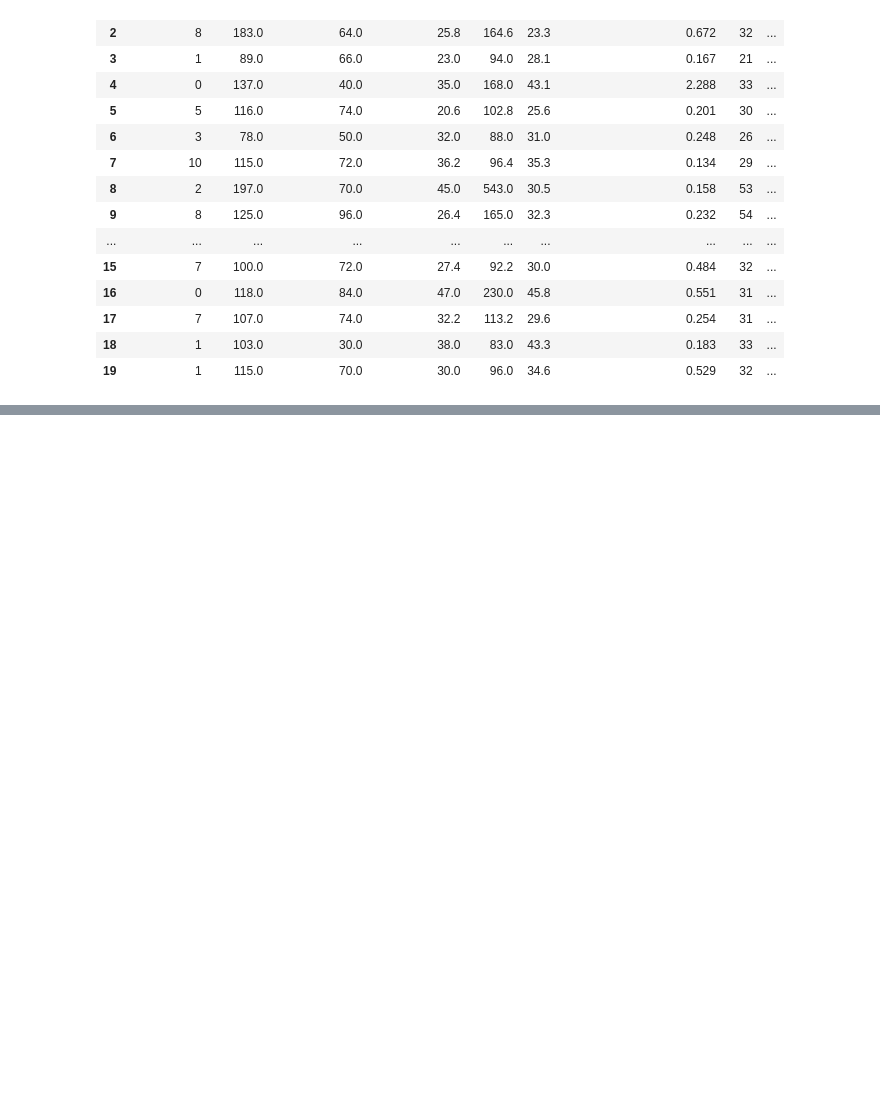
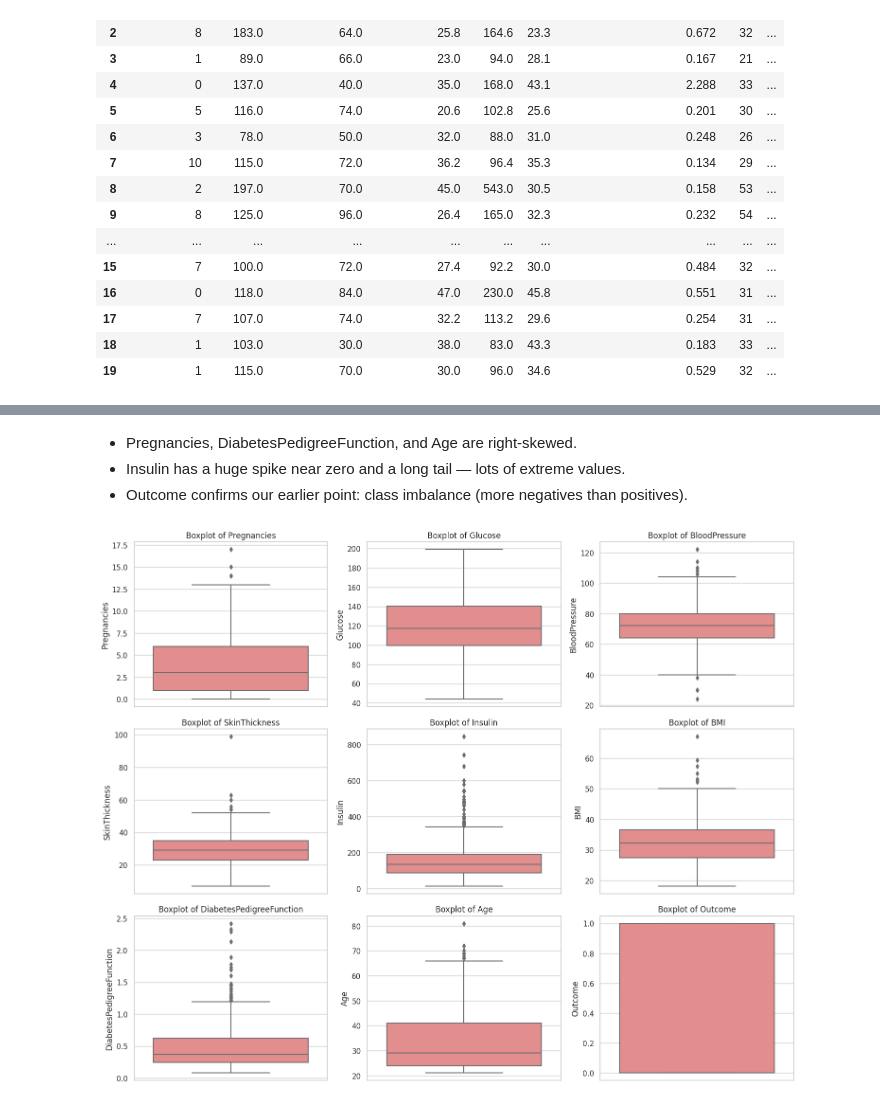
Before and after one commit to alabhastam/Diabetes-prediction, a Jupyter notebook: main.ipynb, the cells around one changed output, grey strips where cells are left out. Cells and saved outputs as stored; diff of their text form; code cells hidden in the pictures; blank space fills up the shorter version.

Commit message:
Kaggle Notebook | Diabetes-prediction | EDA done

```diff
--- a/main.ipynb
+++ b/main.ipynb
@@ -166,0 +186,15 @@ df.head(20)
+# %% [markdown]
+* Pregnancies, DiabetesPedigreeFunction, and Age are right-skewed.
+* Insulin has a huge spike near zero and a long tail — lots of extreme values.
+* Outcome confirms our earlier point: class imbalance (more negatives than positives).
+# %%
+# 2️⃣ Boxplots for all features
+fig, axes = plt.subplots(nrows=3, ncols=3, figsize=(15, 12))
+axes = axes.flatten()
+for i, col in enumerate(df.columns):
+    sns.boxplot(y=df[col], ax=axes[i], color='lightcoral')
+    axes[i].set_title(f'Boxplot of {col}', fontsize=12)
+plt.tight_layout()
+plt.show()
+# %% [output]
+[figure, added]
```
Also changed, not shown: parts of 6 cells of this notebook.
